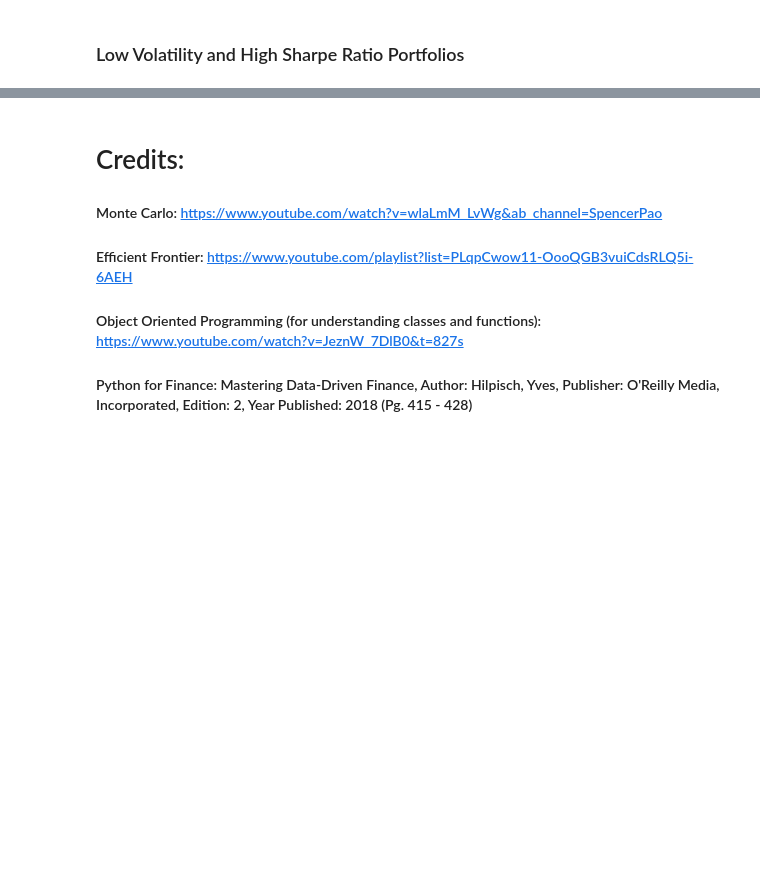
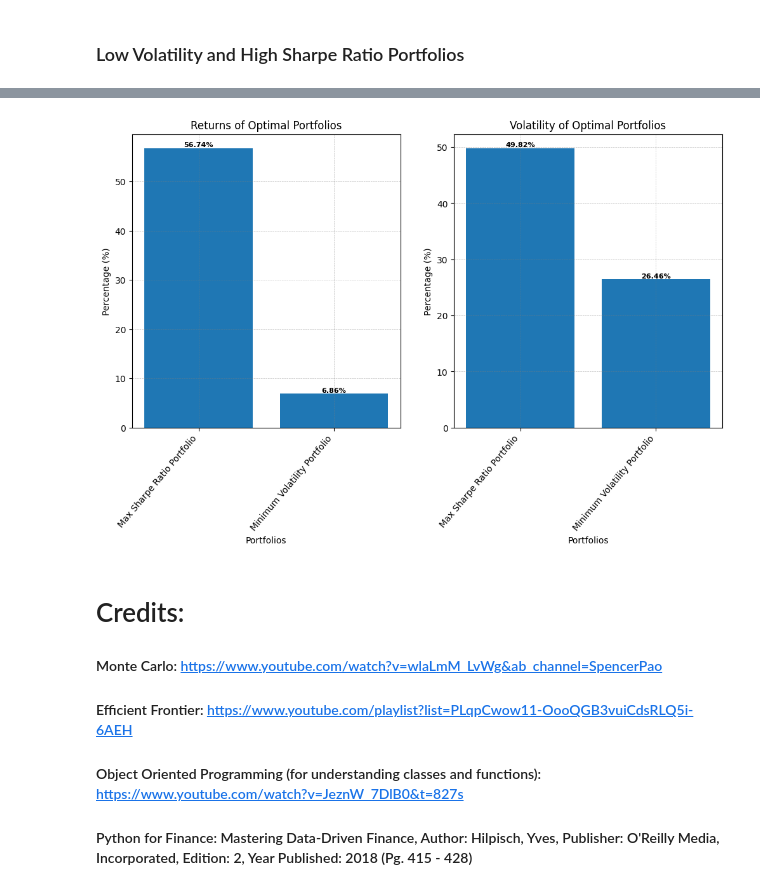
Before and after one commit to CCNY-Analytics-and-Quant/Quant_Fin_CCNY-BIZ-BETZ_Spring_2024_SF_MM_NI, a Jupyter notebook: efficient_frontier/efficient_frontier_clean.ipynb, the cells around one changed output, grey strips where cells are left out. Saved outputs shown, nothing was run; the diff lists cells and outputs as text; code cells hidden in the pictures; blank space fills up the shorter version.

```diff
--- a/efficient_frontier/efficient_frontier_clean.ipynb
+++ b/efficient_frontier/efficient_frontier_clean.ipynb
@@ -540,3 +615,7 @@ montc_data.opt_port
+# %%
+montc_data.plot_rets_vol_optports()
+# %% [output]
+[figure, added]
 # %% [markdown]
 # Credits:
 
```
Also changed, not shown: parts of 10 cells of this notebook.
